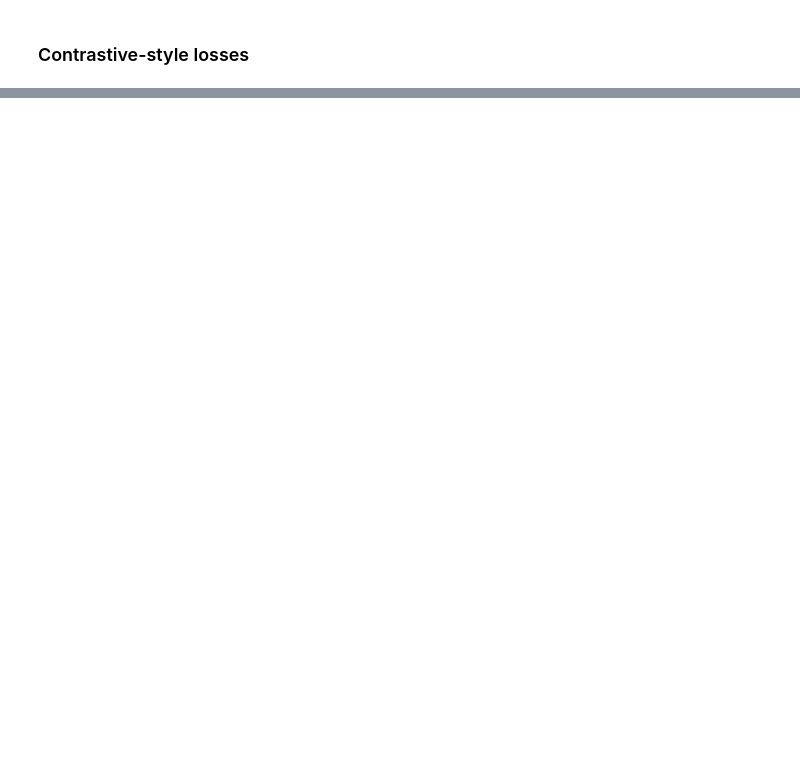
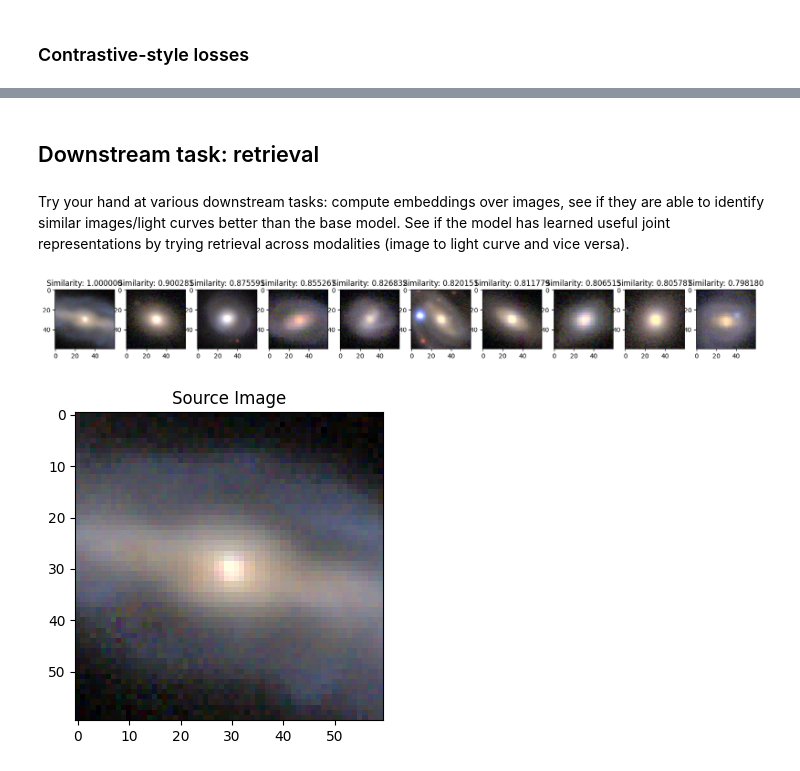
Before and after one commit to ThomasHelfer/multimodal-supernovae, a Jupyter notebook: multimodal_ssl/notebooks/03_aligning_representations.ipynb, the cells around one changed output, grey strips where cells are left out. Drawn from its saved outputs; the diff is of its cells as text; code cells hidden in the pictures; blank space fills up the shorter version.

```diff
--- a/multimodal_ssl/notebooks/03_aligning_representations.ipynb
+++ b/multimodal_ssl/notebooks/03_aligning_representations.ipynb
@@ -376,7 +436,7 @@ class LightCurveImageCLIP(pl.LightningModule):
         self.log("val_loss", loss, on_epoch=True)
         return loss
 # %%
-clip_model = LightCurveImageCLIP(temperature=10., lr=1e-4)
+clip_model = LightCurveImageCLIP(temperature=5., lr=1e-3)
 
 x_img, x_lc, t_lc, mask_lc = next(iter(train_loader))
 x_img, x_lc = clip_model(x_img, x_lc, t_lc, mask_lc)
@@ -406,0 +468,41 @@ HPU available: False, using: 0 HPUs
+# %% [markdown]
+## Downstream task: retrieval
+# %% [markdown]
+Try your hand at various downstream tasks: compute embeddings over images, see if they are able to identify similar images/light curves better than the base model. See if the model has learned useful joint representations by trying retrieval across modalities (image to light curve and vice versa).
+# %%
+clip_model = clip_model.eval()
+# %%
+def cosine_similarity(a, b):
+    a = a / a.norm(dim=-1, keepdim=True)
+    b = b / b.norm(dim=-1, keepdim=True)
+
+    return (a @ b.T).squeeze()
+# %%
+emb_host = clip_model.image_embeddings_with_projection(host_imgs[:1000])
+# %%
+def plot_retrieved_im(idx_src):
+
+    emb_src = clip_model.image_embeddings_with_projection(host_imgs[idx_src:idx_src + 1])
+
+    # Compute cosine similarity between host images and source image
+    cos_sim = cosine_similarity(emb_host, emb_src)
+
+    # Get the top 10 most similar host images
+    top_10_idx = torch.argsort(cos_sim, descending=True)[:10]
+
+    # Plot the top 10 most similar host images in on row
+    fig, axs = plt.subplots(1, 10, figsize=(20, 5))
+
+    for i, idx in enumerate(top_10_idx):
+        axs[i].imshow(host_imgs[idx].permute(1, 2, 0))
+        axs[i].set_title(f"Similarity: {cos_sim[idx]:.6f}")
+
+    # Plot the source image
+    plt.figure(figsize=(4, 4))
+    plt.imshow(host_imgs[idx_src].permute(1, 2, 0))
+    plt.title("Source Image")
+
+plot_retrieved_im(33)
+# %% [output]
+[figure, added]
+[figure, added]
```
Also changed, not shown: parts of 31 cells of this notebook, 5 other files.
